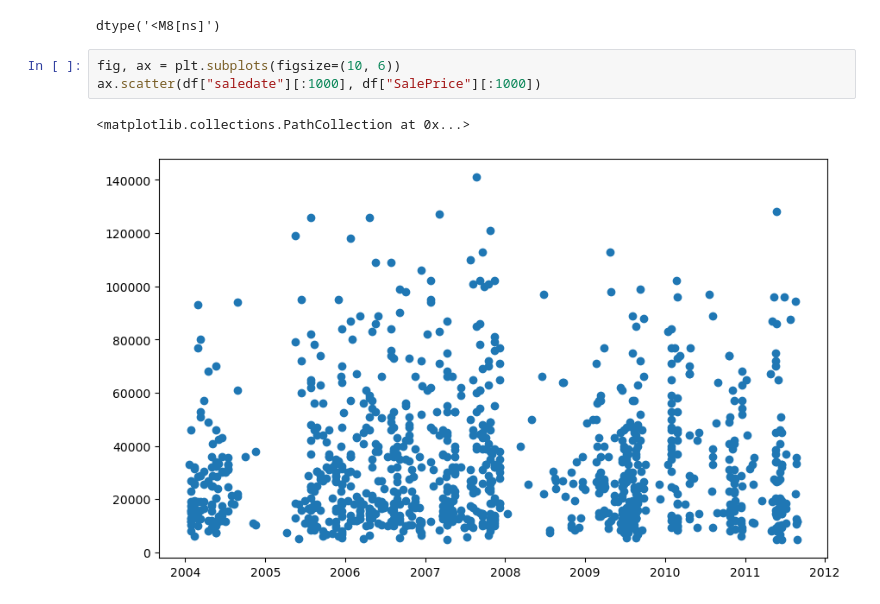
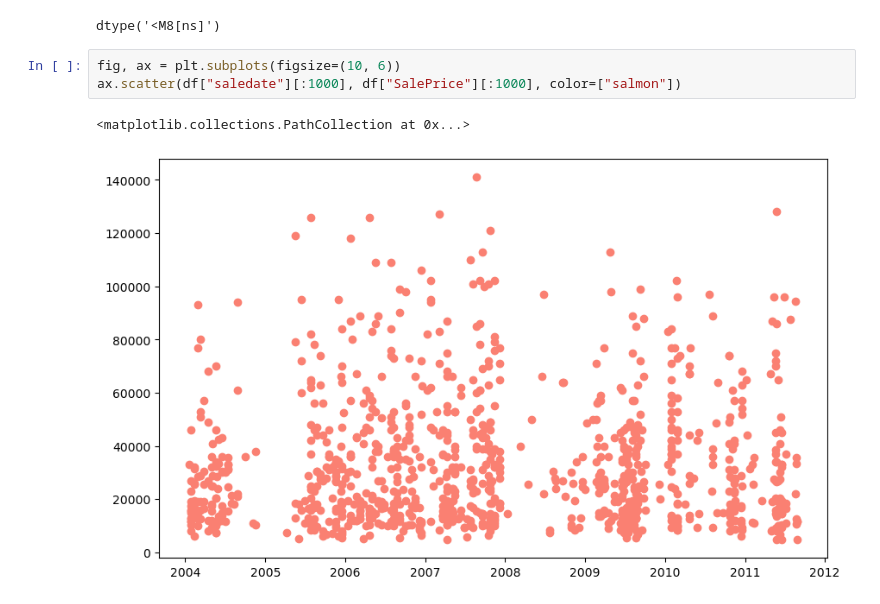
Before and after one commit to Ayush-2001-Dhanraj/bulldozer_price_prediction, a Jupyter notebook: index.ipynb, the cells around one changed output. Saved outputs shown, nothing was run; the diff lists cells and outputs as text.

```diff
--- a/index.ipynb
+++ b/index.ipynb
@@ -150,7 +150,7 @@ df.saledate.dtype
 dtype('<M8[ns]')
 # %%
 fig, ax = plt.subplots(figsize=(10, 6))
-ax.scatter(df["saledate"][:1000], df["SalePrice"][:1000])
+ax.scatter(df["saledate"][:1000], df["SalePrice"][:1000], color=["salmon"])
 # %% [output]
 <matplotlib.collections.PathCollection at 0x...>
-[figure, old version]
+[figure, new version]
```
Also changed, not shown: parts of 11 cells of this notebook.
